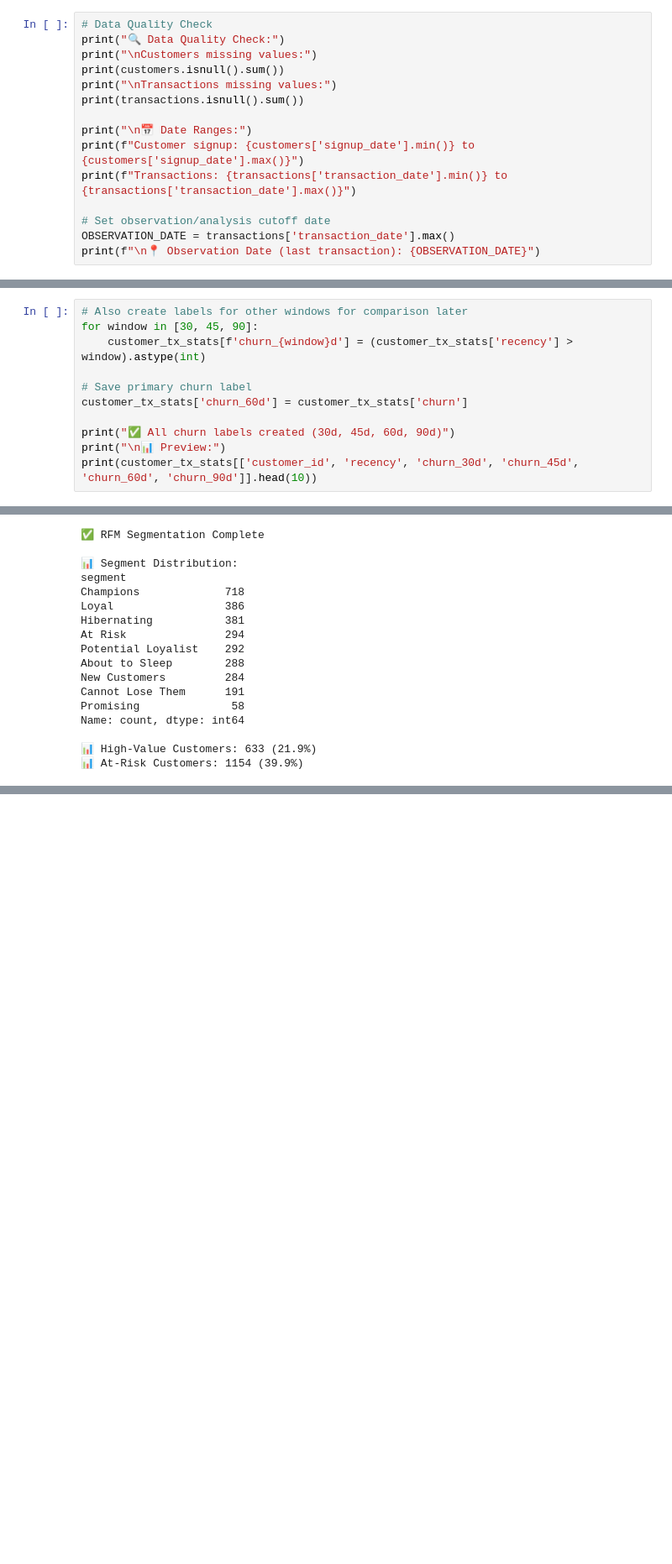
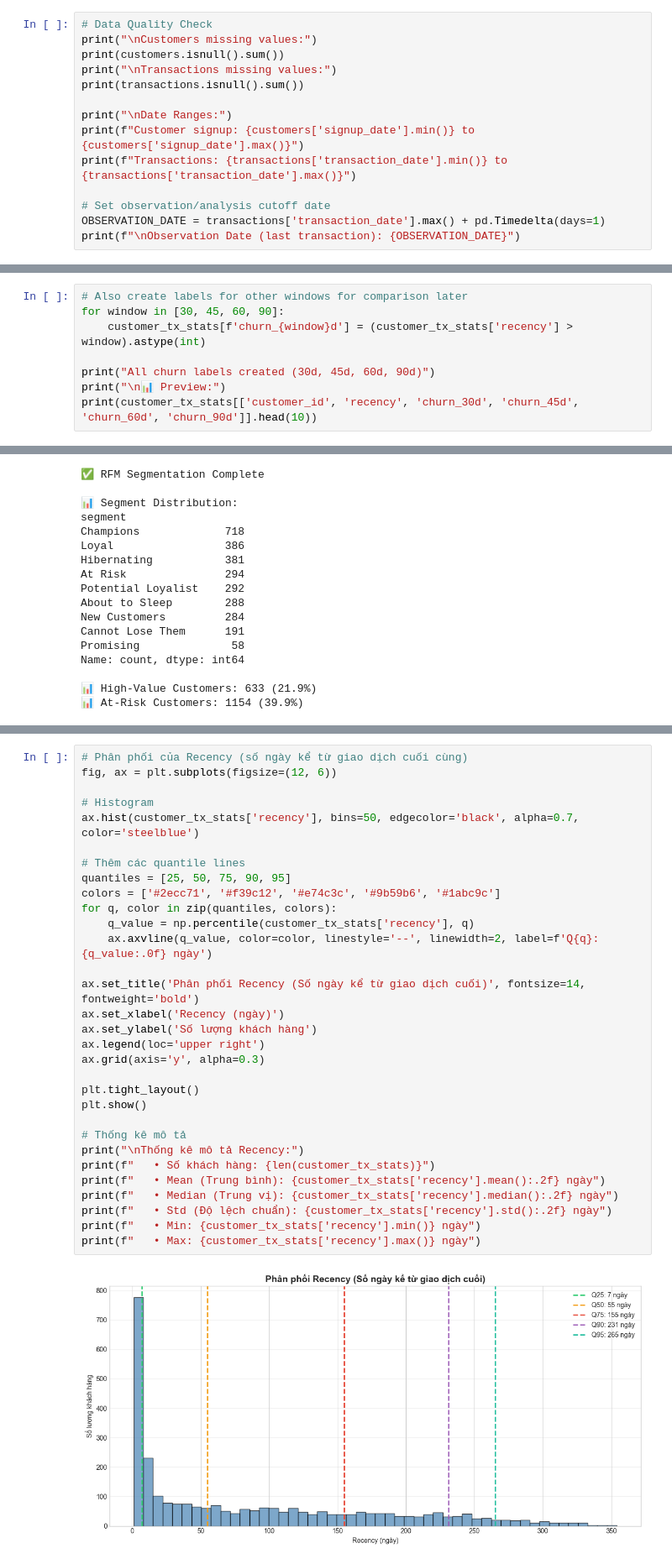
Before and after one commit to sonnguyen129/Final-Project-Bootcamp-AI4Customer-Growth, a Jupyter notebook: notebooks/customer_churn_clv_analysis.ipynb, the cells around one changed output, grey strips where cells are left out. Shown at 84% size. Drawn from its saved outputs; the diff is of its cells as text; blank space fills up the shorter version.

```diff
--- a/notebooks/customer_churn_clv_analysis.ipynb
+++ b/notebooks/customer_churn_clv_analysis.ipynb
@@ -123,17 +131,16 @@ memory usage: 1.1+ MB
 None
 # %%
 # Data Quality Check
-print("🔍 Data Quality Check:")
 print("\nCustomers missing values:")
 print(customers.isnull().sum())
 print("\nTransactions missing values:")
 print(transactions.isnull().sum())
 
-print("\n📅 Date Ranges:")
+print("\nDate Ranges:")
 print(f"Customer signup: {customers['signup_date'].min()} to {customers['signup_date'].max()}")
 print(f"Transactions: {transactions['transaction_date'].min()} to {transactions['transaction_date'].max()}")
 
 # Set observation/analysis cutoff date
-OBSERVATION_DATE = transactions['transaction_date'].max()
-print(f"\n📍 Observation Date (last transaction): {OBSERVATION_DATE}")
+OBSERVATION_DATE = transactions['transaction_date'].max() + pd.Timedelta(days=1)
+print(f"\nObservation Date (last transaction): {OBSERVATION_DATE}")
 # %% [output]
@@ -500,12 +350,9 @@ tính từ observation date (2025-12-31)
 # %%
 # Also create labels for other windows for comparison later
-for window in [30, 45, 90]:
+for window in [30, 45, 60, 90]:
     customer_tx_stats[f'churn_{window}d'] = (customer_tx_stats['recency'] > window).astype(int)
 
-# Save primary churn label
-customer_tx_stats['churn_60d'] = customer_tx_stats['churn']
-
-print("✅ All churn labels created (30d, 45d, 60d, 90d)")
+print("All churn labels created (30d, 45d, 60d, 90d)")
 print("\n📊 Preview:")
 print(customer_tx_stats[['customer_id', 'recency', 'churn_30d', 'churn_45d', 'churn_60d', 'churn_90d']].head(10))
 # %% [output]
@@ -1764,0 +594,33 @@ Strategy 1: High Churn Prob            578         100.000000              0.999
+# %%
+# Phân phối của Recency (số ngày kể từ giao dịch cuối cùng)
+fig, ax = plt.subplots(figsize=(12, 6))
+
+# Histogram
+ax.hist(customer_tx_stats['recency'], bins=50, edgecolor='black', alpha=0.7, color='steelblue')
+
+# Thêm các quantile lines
+quantiles = [25, 50, 75, 90, 95]
+colors = ['#2ecc71', '#f39c12', '#e74c3c', '#9b59b6', '#1abc9c']
+for q, color in zip(quantiles, colors):
+    q_value = np.percentile(customer_tx_stats['recency'], q)
+    ax.axvline(q_value, color=color, linestyle='--', linewidth=2, label=f'Q{q}: {q_value:.0f} ngày')
+
+ax.set_title('Phân phối Recency (Số ngày kể từ giao dịch cuối)', fontsize=14, fontweight='bold')
+ax.set_xlabel('Recency (ngày)')
+ax.set_ylabel('Số lượng khách hàng')
+ax.legend(loc='upper right')
+ax.grid(axis='y', alpha=0.3)
+
+plt.tight_layout()
+plt.show()
+
+# Thống kê mô tả
+print("\nThống kê mô tả Recency:")
+print(f"   • Số khách hàng: {len(customer_tx_stats)}")
+print(f"   • Mean (Trung bình): {customer_tx_stats['recency'].mean():.2f} ngày")
+print(f"   • Median (Trung vị): {customer_tx_stats['recency'].median():.2f} ngày")
+print(f"   • Std (Độ lệch chuẩn): {customer_tx_stats['recency'].std():.2f} ngày")
+print(f"   • Min: {customer_tx_stats['recency'].min()} ngày")
+print(f"   • Max: {customer_tx_stats['recency'].max()} ngày")
+# %% [output]
+[figure, added]
```
Also changed, not shown: parts of 127 cells of this notebook, 22 other files.
